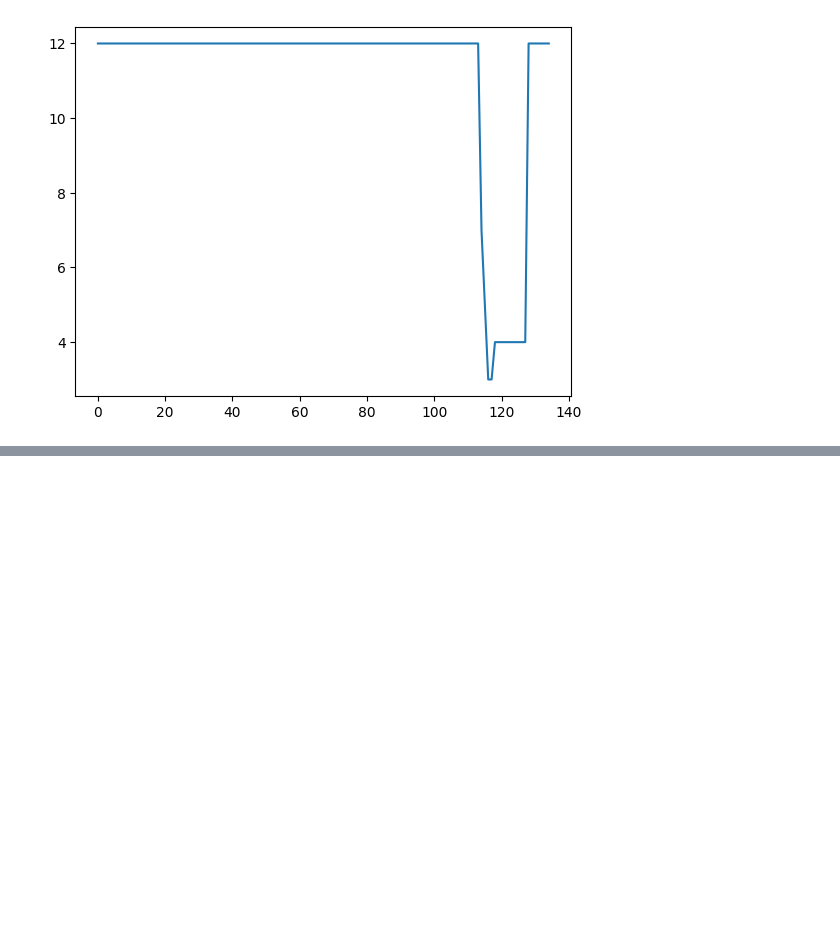
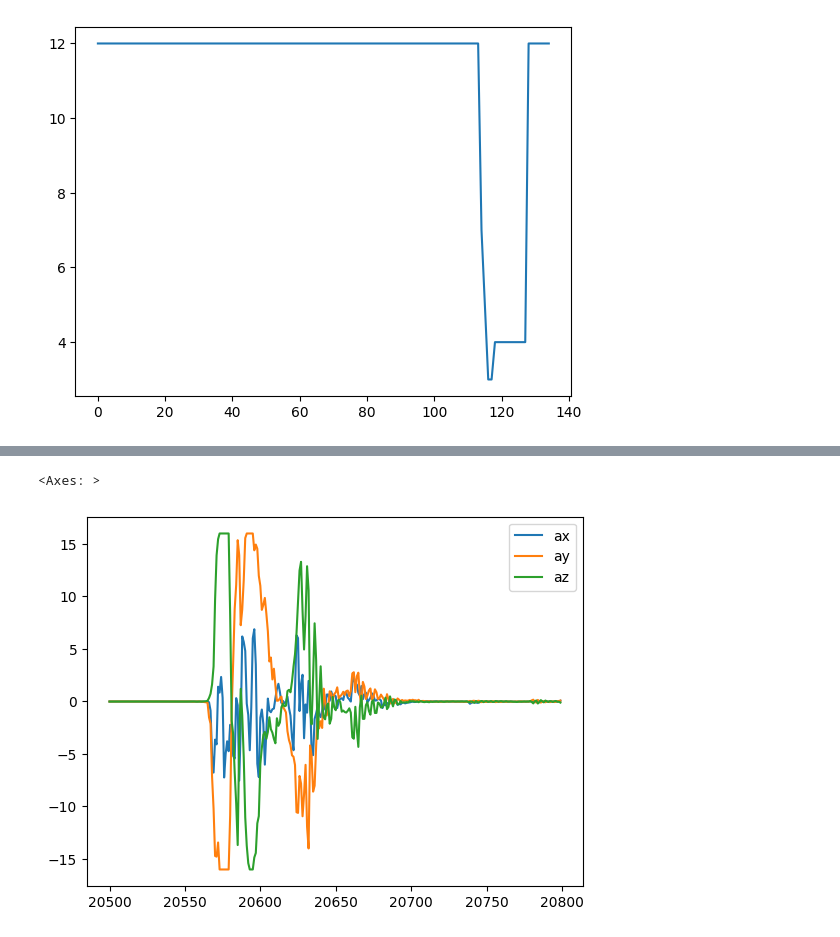
Before and after one commit to RIT-Launch-Initiative/FSW, a Jupyter notebook: app/payload/control_freak/flight-software/extra/decoder.ipynb, the cells around one changed output, grey strips where cells are left out. Cells and saved outputs as stored; diff of their text form; code cells hidden in the pictures; blank space fills up the shorter version.

```diff
--- a/app/payload/control_freak/flight-software/extra/decoder.ipynb
+++ b/app/payload/control_freak/flight-software/extra/decoder.ipynb
@@ -41,0 +104,5 @@ fastdf.timestamp = fastdf.timestamp/ticks_per_sec
+# %%
+camdf[['ax', 'ay', 'az']].iloc[20500:20800].plot()
+# %% [output]
+<Axes: >
+[figure, added]
```
Also changed, not shown: parts of 104 cells of this notebook, 6 other files.
